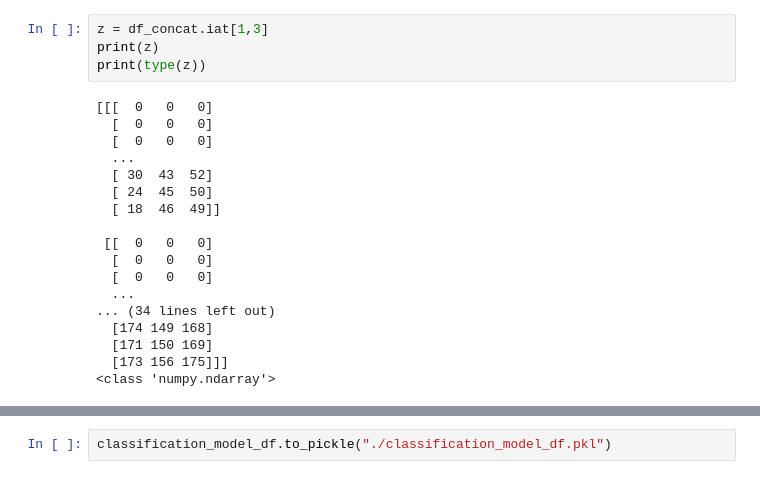
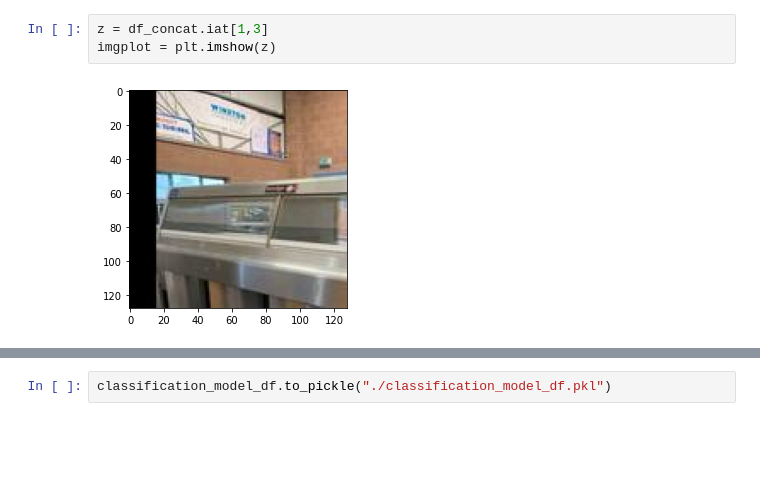
Before and after one commit to mo-sra100/Machine-learning-recommendation-system, a Jupyter notebook: simple_classification_model.ipynb, the cells around one changed output, grey strips where cells are left out. Drawn from its saved outputs; the diff is of its cells as text; blank space fills up the shorter version.

```diff
--- a/simple_classification_model.ipynb
+++ b/simple_classification_model.ipynb
@@ -136,22 +117,5 @@ memory usage: 322.3+ KB
 # %%
 z = df_concat.iat[1,3]
-print(z)
-print(type(z))
+imgplot = plt.imshow(z)
 # %% [output]
-[[[  0   0   0]
-  [  0   0   0]
-  [  0   0   0]
-  ...
-  [ 30  43  52]
-  [ 24  45  50]
-  [ 18  46  49]]
-
- [[  0   0   0]
-  [  0   0   0]
-  [  0   0   0]
-  ...
-... (34 lines left out)
-  [174 149 168]
-  [171 150 169]
-  [173 156 175]]]
-<class 'numpy.ndarray'>
+[figure, added]
```
Also changed, not shown: parts of 12 cells of this notebook, 3 other files.
